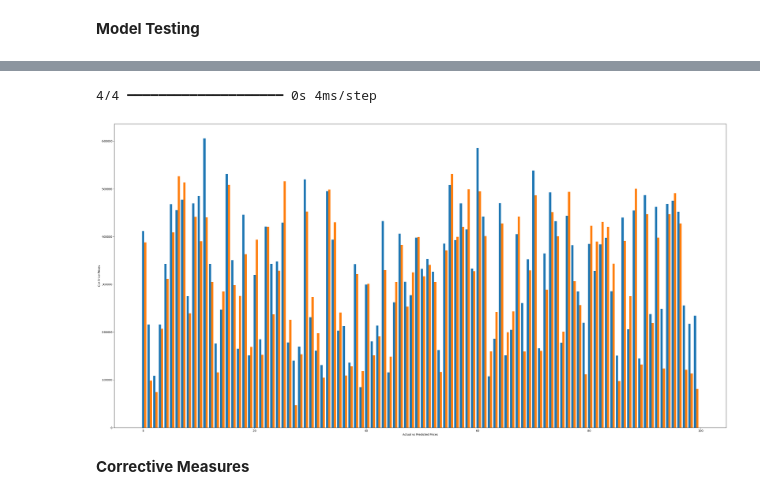
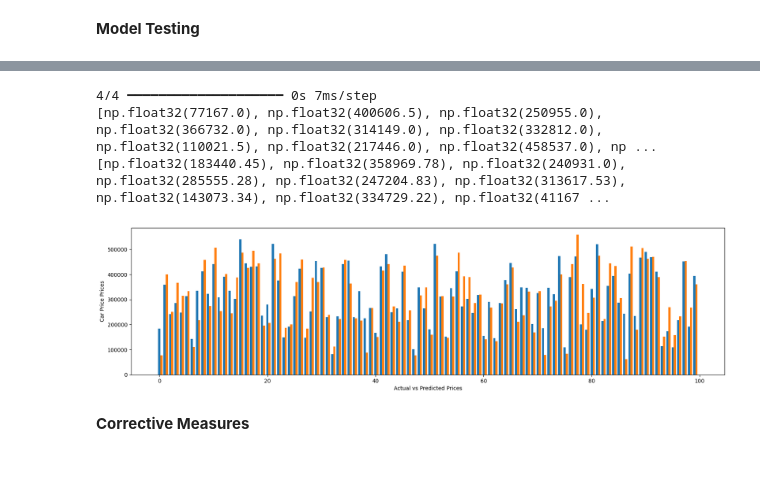
Before and after one commit to ishafayetul/Deep-Learning-for-Computer-Vision-with-Python-and-TensorFlow, a Jupyter notebook: 01. Car Price Prediction/model.ipynb, the cells around one changed output, grey strips where cells are left out. Saved outputs shown, nothing was run; the diff lists cells and outputs as text; code cells hidden in the pictures; blank space fills up the shorter version.

```diff
--- a/01. Car Price Prediction/model.ipynb
+++ b/01. Car Price Prediction/model.ipynb
@@ -262,24 +264,26 @@ array([[411403.12 ],
 # %%
 y_true = list(y_test[:,0].numpy())
 y_pred = list(model.predict(X_test)[:,0])
-# print(y_true)
-# print(y_pred)
+print(y_true)
+print(y_pred)
 # %% [output]
-4/4 ━━━━━━━━━━━━━━━━━━━━ 0s 4ms/step
+4/4 ━━━━━━━━━━━━━━━━━━━━ 0s 7ms/step
+[np.float32(77167.0), np.float32(400606.5), np.float32(250955.0), np.float32(366732.0), np.float32(314149.0), np.float32(332812.0), np.float32(110021.5), np.float32(217446.0), np.float32(458537.0), np ...
+[np.float32(183440.45), np.float32(358969.78), np.float32(240931.0), np.float32(285555.28), np.float32(247204.83), np.float32(313617.53), np.float32(143073.34), np.float32(334729.22), np.float32(41167 ...
 # %%
 ind = np.arange(100)
-plt.figure(figsize=(40,20))
+plt.figure(figsize=(20,5))
 
 width = 0.4
 
 plt.bar(ind, y_pred, width, label='Predicted Car Price')
 plt.bar(ind + width, y_true, width, label='Actual Car Price')
 
 plt.xlabel('Actual vs Predicted Prices')
 plt.ylabel('Car Price Prices')
 
 plt.show()
 # %% [output]
-[figure, old version]
+[figure, new version]
 # %% [markdown]
 **Corrective Measures**
```
Also changed, not shown: parts of 10 cells of this notebook, 9 other files.
